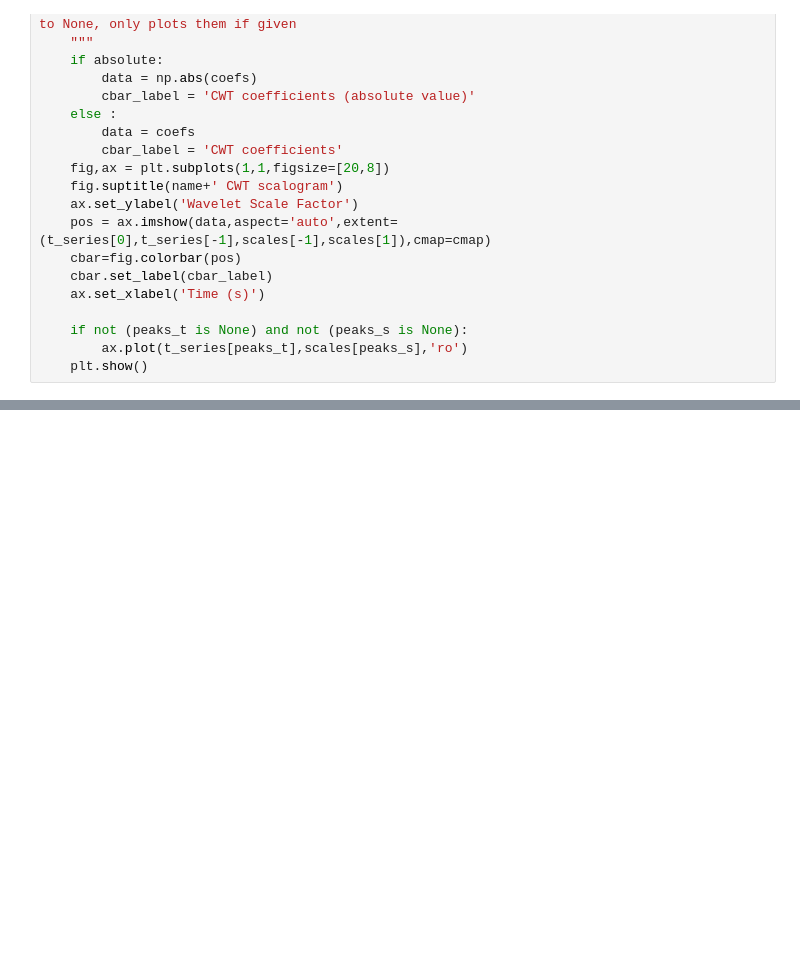
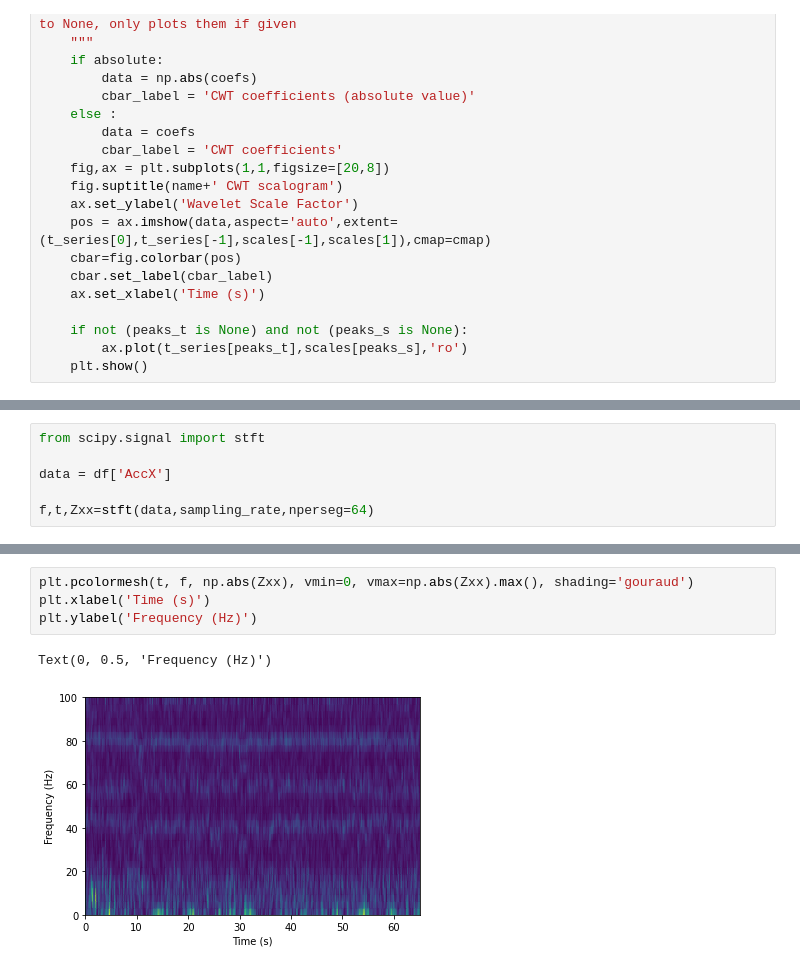
Before and after one commit to zanocrate/LCP_projects_Y4, a Jupyter notebook: Project.ipynb, the cells around one changed output, grey strips where cells are left out. Cells and saved outputs as stored; diff of their text form; blank space fills up the shorter version.

```diff
--- a/Project.ipynb
+++ b/Project.ipynb
@@ -521,0 +554,6 @@ plt.show()
+# %%
+from scipy.signal import stft
+
+data = df['AccX']
+
+f,t,Zxx=stft(data,sampling_rate,nperseg=64)
@@ -521,0 +568,7 @@ plt.show()
+# %%
+plt.pcolormesh(t, f, np.abs(Zxx), vmin=0, vmax=np.abs(Zxx).max(), shading='gouraud')
+plt.xlabel('Time (s)')
+plt.ylabel('Frequency (Hz)')
+# %% [output]
+Text(0, 0.5, 'Frequency (Hz)')
+[figure, added]
```
Also changed, not shown: parts of 9 cells of this notebook, 2 other files.
